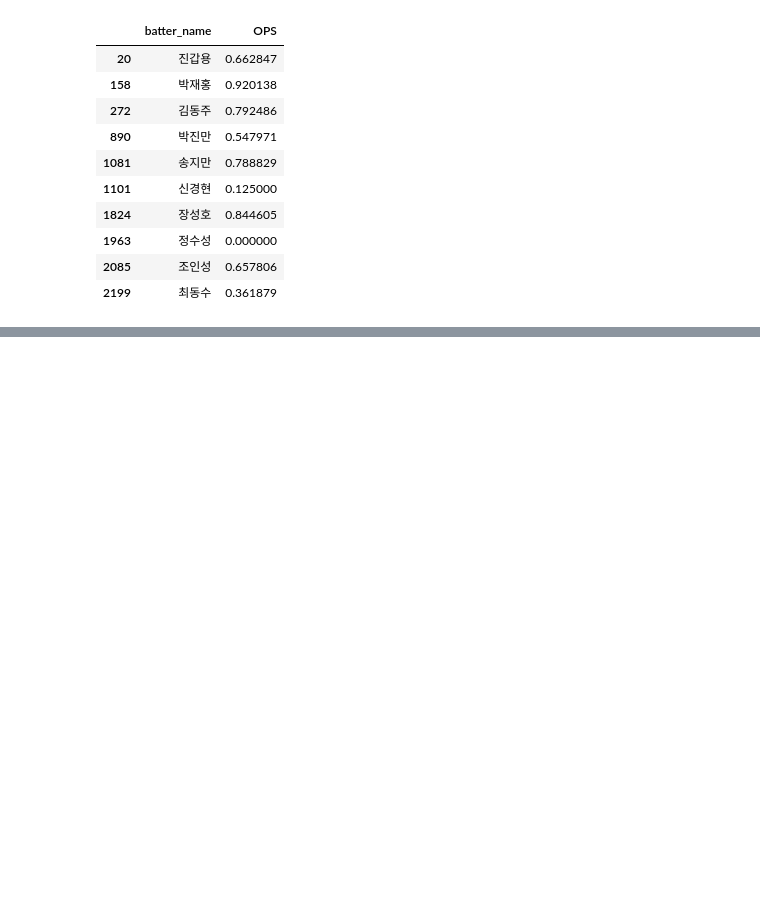
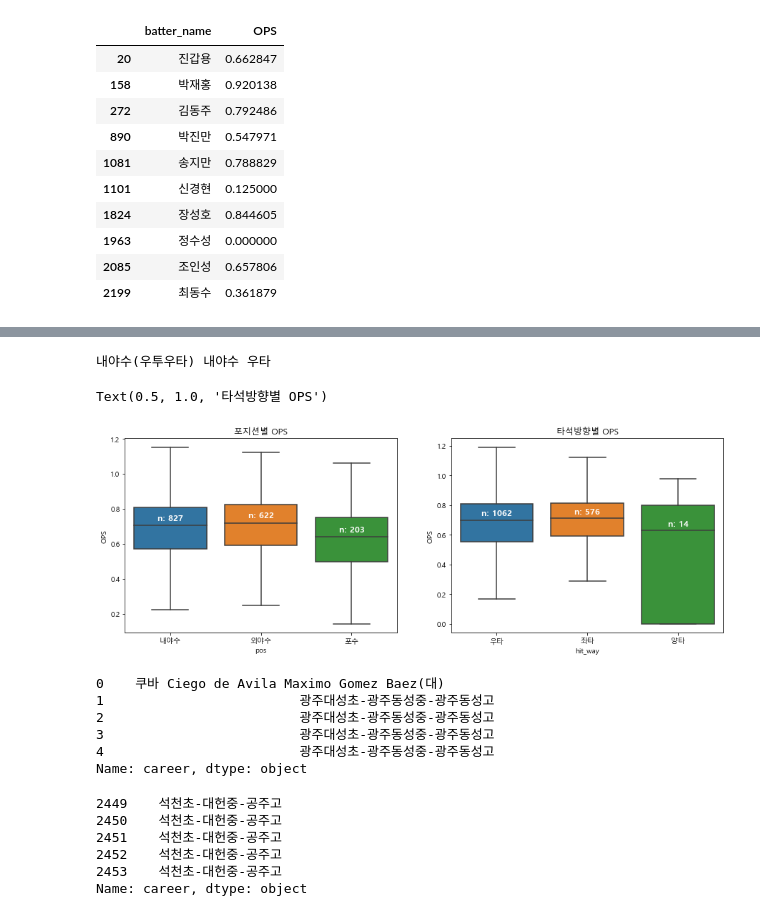
Before and after one commit to BBAKGANZI/LeverageAnalyticsData, a Jupyter notebook: 01.ML/11_데이터분석실습.ipynb, the cells around one changed output, grey strips where cells are left out. Cells and saved outputs as stored; diff of their text form; code cells hidden in the pictures; blank space fills up the shorter version.

```diff
--- a/01.ML/11_데이터분석실습.ipynb
+++ b/01.ML/11_데이터분석실습.ipynb
@@ -303,0 +467,77 @@ tmp[['batter_name','OPS']]
+# %%
+# position
+regular_season_df['pos']=regular_season_df['position'].apply(
+    lambda x: x.split('(')[0] if pd.notnull(x) else x)
+
+# 우타, 좌타, 양타
+regular_season_df['hit_way'] = regular_season_df['position'].apply(
+    lambda x: x[-3:-1] if pd.notnull(x) else x)     # [-3:-1] 마지막 2글자만 가져옴
+print(regular_season_df['position'][0], regular_season_df['pos'][0],
+      regular_season_df['hit_way'][0])
+# %% [output]
+내야수(우투우타) 내야수 우타
+# %%
+plt.figure(figsize=(15,5)) # 그래프 크기 조정
+plt.subplot(1,2,1) # 1행 2열의 첫번째(1행, 1열) 그래프
+ax = sns.boxplot(x='pos', y='OPS', data = regular_season_df, showfliers=False)
+
+# position 별 OPS 중앙값
+medians = regular_season_df.groupby(['pos'])['OPS'].median().to_dict()
+
+# position별 관측치 수
+nobs = regular_season_df['pos'].value_counts().to_dict()
+
+# 키 값을 'n: 값' 형식으로 변환
+for key in nobs: nobs[key] = "n: " + str(nobs[key])
+
+# 그래프의 Xticks text 값 얻기
+xticks_labels = [item.get_text() for item in ax.get_xticklabels()]
+
+# tick은 tick의 위치, label은 그에 해당하는 text 값
+for label in ax.get_xticklabels():
+    ax.text(xticks_labels.index(label.get_text()),
+            medians[label.get_text()] + 0.03, nobs[label.get_text()],
+            horizontalalignment='center', size='large', color='w', weight='semibold')
+
+ax.set_title('포지션별 OPS')
+
+plt.subplot(1,2,2) # 1행 2열의 두 번째(1행, 2열) 그래프
+ax = sns.boxplot(x='hit_way', y='OPS', data = regular_season_df, showfliers=False)
+
+# 타자 방향별 OPS 중앙값
+medians = regular_season_df.groupby(['hit_way'])['OPS'].median().to_dict()
+# 타자 방향 관측치 수
+nobs = regular_season_df['hit_way'].value_counts().to_dict()
+# 키 값을 'n: 값' 형식으로 변환
+for key in nobs: nobs[key] = "n: " + str(nobs[key])
+
+# 그래프의 Xticks text 값 얻기
+xticks_labels = [item.get_text() for item in ax.get_xticklabels()]
+
+# tick은 tick의 위치, label은 그에 해당하는 text 값
+for label in ax.get_xticklabels():
+    ax.text(xticks_labels.index(label.get_text()), medians[label.get_text()] + 0.03,
+            nobs[label.get_text()], horizontalalignment='center', size='large',
+            color='w', weight='semibold')
+ax.set_title('타석방향별 OPS')
+# %% [output]
+Text(0.5, 1.0, '타석방향별 OPS')
+[figure, added]
+# %%
+regular_season_df['career'].head()
+# %% [output]
+0    쿠바 Ciego de Avila Maximo Gomez Baez(대)
+1                         광주대성초-광주동성중-광주동성고
+2                         광주대성초-광주동성중-광주동성고
+3                         광주대성초-광주동성중-광주동성고
+4                         광주대성초-광주동성중-광주동성고
+Name: career, dtype: object
+# %%
+regular_season_df['career'].tail()
+# %% [output]
+2449    석천초-대헌중-공주고
+2450    석천초-대헌중-공주고
+2451    석천초-대헌중-공주고
+2452    석천초-대헌중-공주고
+2453    석천초-대헌중-공주고
+Name: career, dtype: object
```
Also changed, not shown: parts of 34 cells of this notebook.
